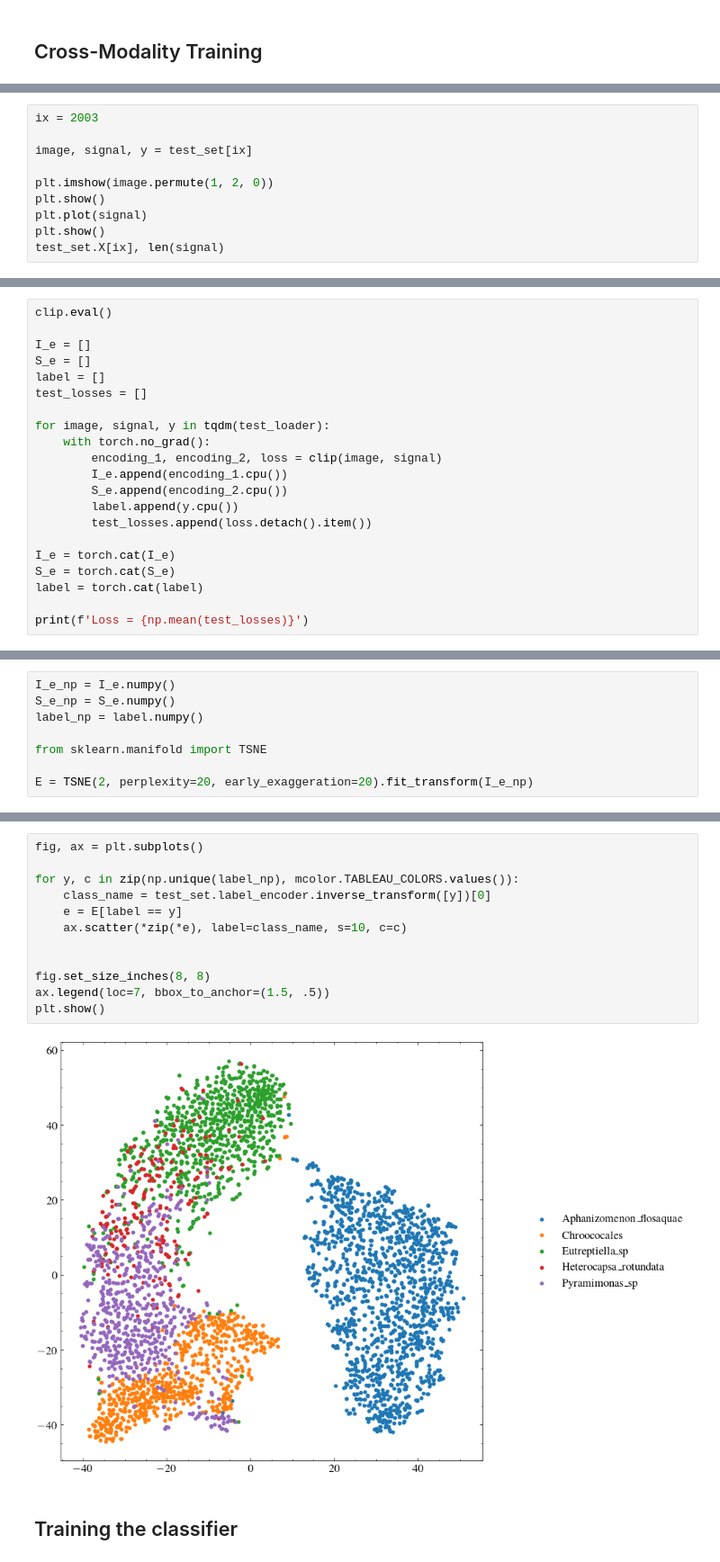
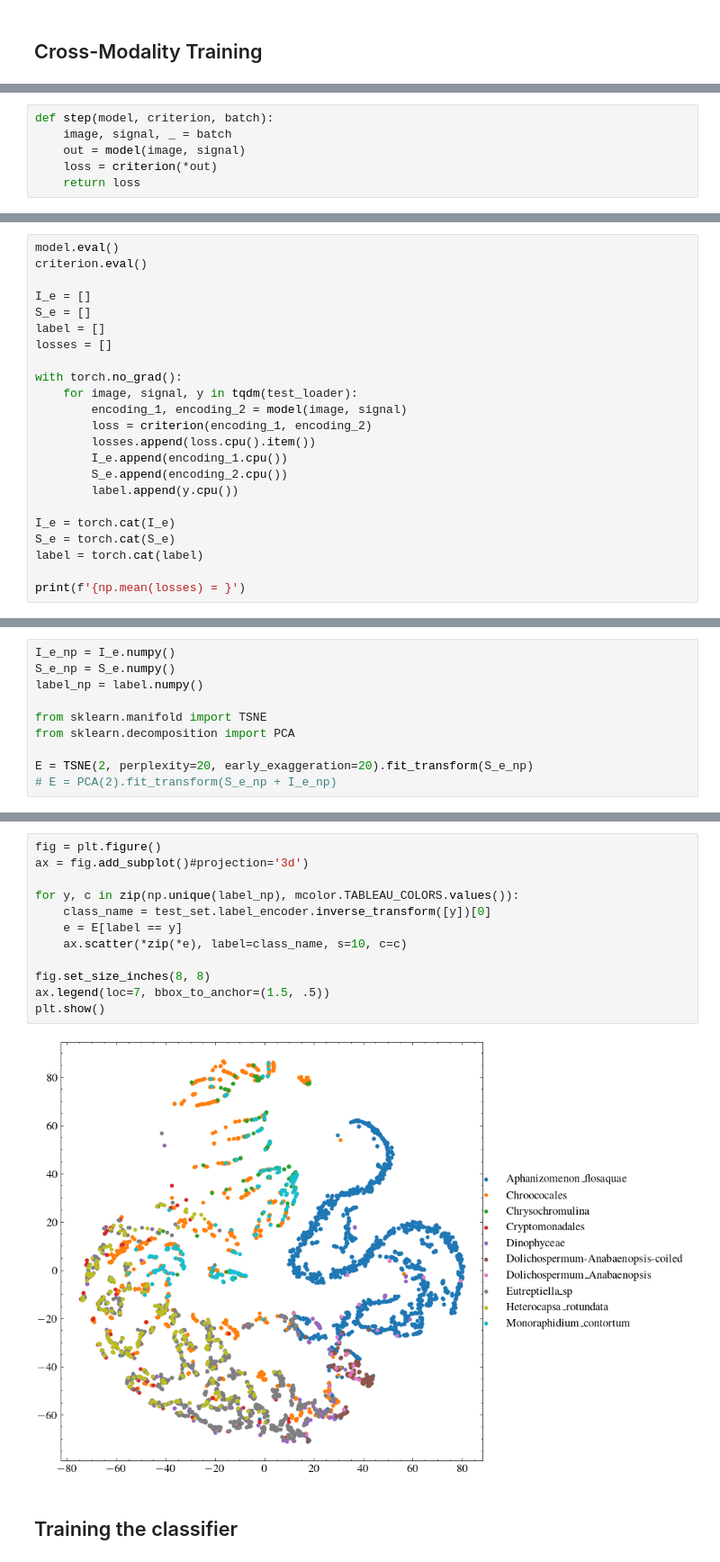
Before and after one commit to imveikka/multimodal_plankton_recognition, a Jupyter notebook: sandbox.ipynb, the cells around one changed output, grey strips where cells are left out. Shown: that part at 90% size. Drawn from its saved outputs; the diff is of its cells as text.

```diff
--- a/sandbox.ipynb
+++ b/sandbox.ipynb
@@ -150,10 +100,0 @@ NameError: name 'exit' is not defined
-# %%
-ix = 2003
-
-image, signal, y = test_set[ix]
-
-plt.imshow(image.permute(1, 2, 0))
-plt.show()
-plt.plot(signal)
-plt.show()
-test_set.X[ix], len(signal)
@@ -163,0 +138,6 @@ test_set.X[ix], len(signal)
+# %%
+def step(model, criterion, batch):
+    image, signal, _ = batch
+    out = model(image, signal)
+    loss = criterion(*out)
+    return loss
@@ -164,22 +186,24 @@ test_set.X[ix], len(signal)
 # %%
-clip.eval()
+model.eval()
+criterion.eval()
 
 I_e = []
 S_e = []
 label = []
-test_losses = []
+losses = []
 
-for image, signal, y in tqdm(test_loader):
-    with torch.no_grad():
-        encoding_1, encoding_2, loss = clip(image, signal)
+with torch.no_grad():
+    for image, signal, y in tqdm(test_loader):
+        encoding_1, encoding_2 = model(image, signal)
+        loss = criterion(encoding_1, encoding_2)
+        losses.append(loss.cpu().item())
         I_e.append(encoding_1.cpu())
         S_e.append(encoding_2.cpu())
         label.append(y.cpu())
-        test_losses.append(loss.detach().item())
 
 I_e = torch.cat(I_e)
 S_e = torch.cat(S_e)
 label = torch.cat(label)
 
-print(f'Loss = {np.mean(test_losses)}')
+print(f'{np.mean(losses) = }')
 # %% [output]
@@ -190,8 +214,10 @@ S_e_np = S_e.numpy()
 label_np = label.numpy()
 
 from sklearn.manifold import TSNE
+from sklearn.decomposition import PCA
 
-E = TSNE(2, perplexity=20, early_exaggeration=20).fit_transform(I_e_np)
+E = TSNE(2, perplexity=20, early_exaggeration=20).fit_transform(S_e_np)
+# E = PCA(2).fit_transform(S_e_np + I_e_np)
 # %%
 logits = I_e_np @ S_e_np.T
 logits.argmax(0)
@@ -200,17 +226,17 @@ array([1367,  986,  986, ..., 3913, 3913, 2293], shape=(4130,))
 # %%
-fig, ax = plt.subplots()
+fig = plt.figure()
+ax = fig.add_subplot()#projection='3d')
 
 for y, c in zip(np.unique(label_np), mcolor.TABLEAU_COLORS.values()):
     class_name = test_set.label_encoder.inverse_transform([y])[0]
     e = E[label == y]
     ax.scatter(*zip(*e), label=class_name, s=10, c=c)
 
-
 fig.set_size_inches(8, 8)
 ax.legend(loc=7, bbox_to_anchor=(1.5, .5))
 plt.show()
 # %% [output]
-[figure, old version]
+[figure, new version]
 # %% [markdown]
 ## Training the classifier
 # %%
```
Also changed, not shown: parts of 23 cells of this notebook, 11 other files.
